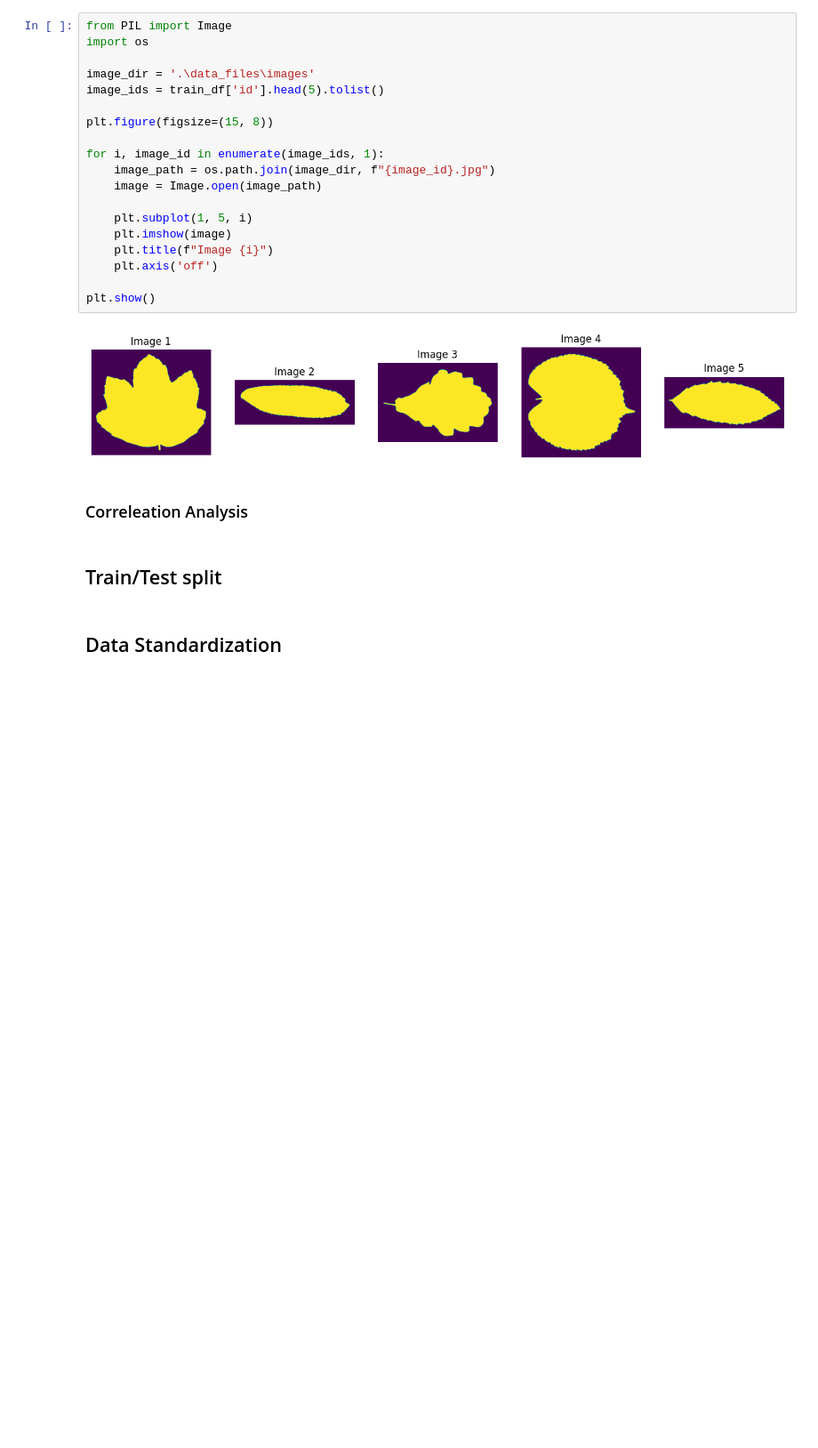
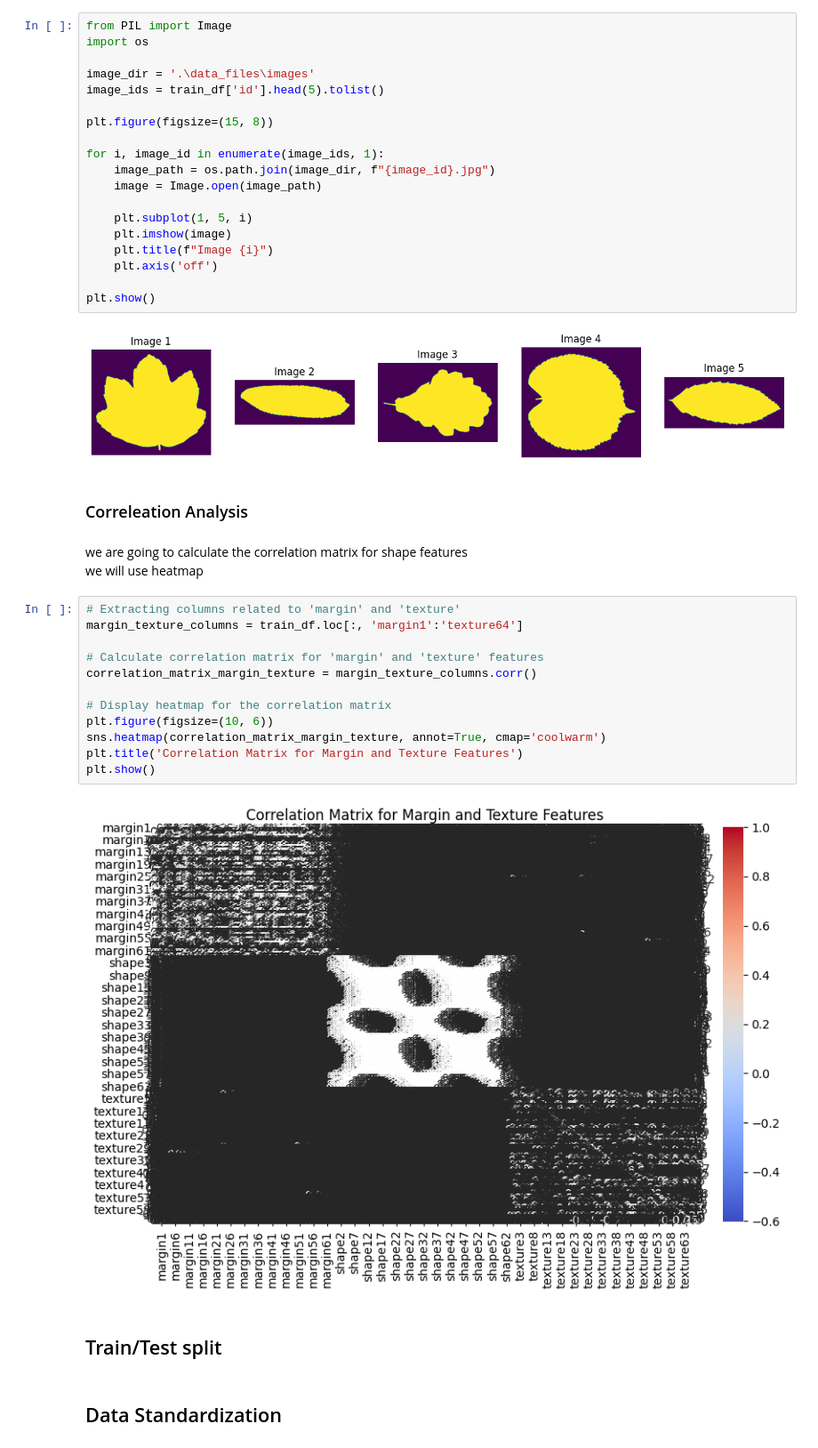
Before and after one commit to HanyaAdel/CNN-Leaf-Classification, a Jupyter notebook: cnn_leaf_classification.ipynb, the cells around one changed output. Shown at 89% size. Drawn from its saved outputs; the diff is of its cells as text; blank space fills up the shorter version.

Commit message:
added a heatmap for correlation analysis - not quit right will be revised

```diff
--- a/cnn_leaf_classification.ipynb
+++ b/cnn_leaf_classification.ipynb
@@ -100,6 +100,23 @@ plt.show()
 [figure]
 # %% [markdown]
 <h3>Correleation Analysis </h3>
+# %% [markdown]
+we are going to calculate the correlation matrix for shape features<br>
+we will use heatmap
+# %%
+# Extracting columns related to 'margin' and 'texture'
+margin_texture_columns = train_df.loc[:, 'margin1':'texture64']
+
+# Calculate correlation matrix for 'margin' and 'texture' features
+correlation_matrix_margin_texture = margin_texture_columns.corr()
+
+# Display heatmap for the correlation matrix
+plt.figure(figsize=(10, 6))
+sns.heatmap(correlation_matrix_margin_texture, annot=True, cmap='coolwarm')
+plt.title('Correlation Matrix for Margin and Texture Features')
+plt.show()
+# %% [output]
+[figure, added]
 # %% [markdown]
 <h2>Train/Test split</h2>
 # %% [markdown]
```
